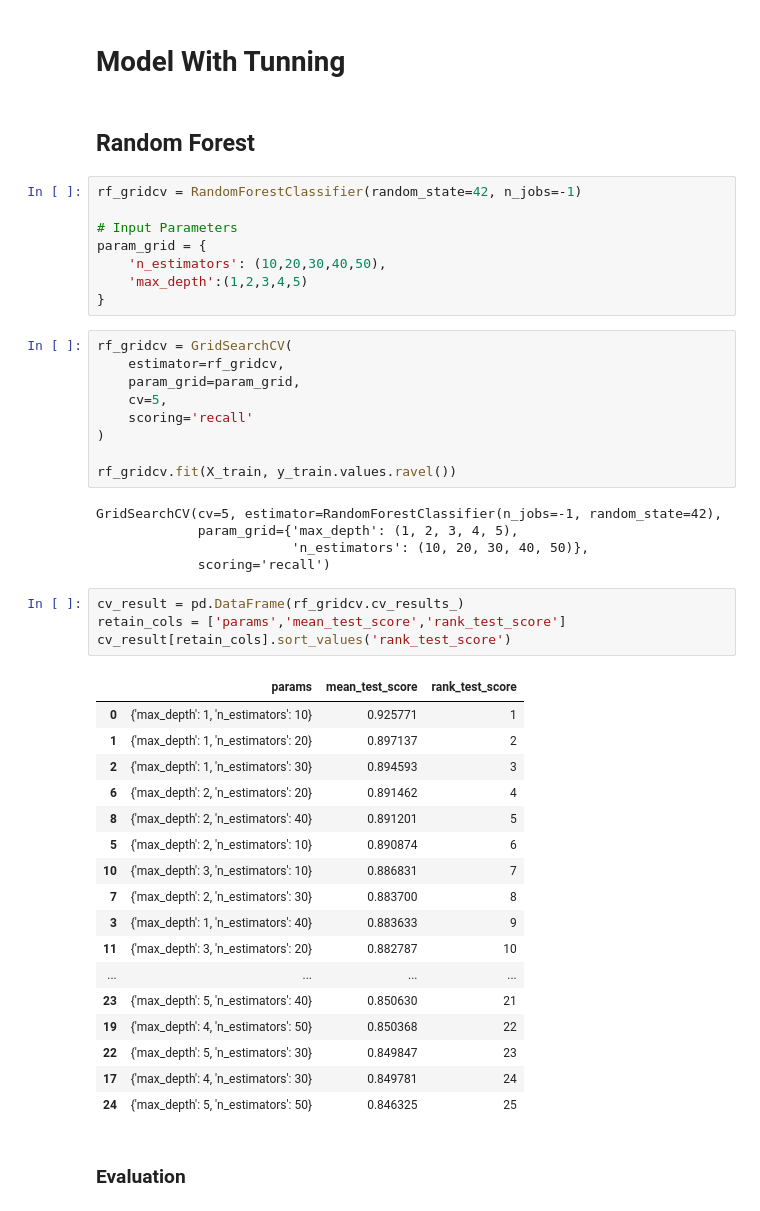
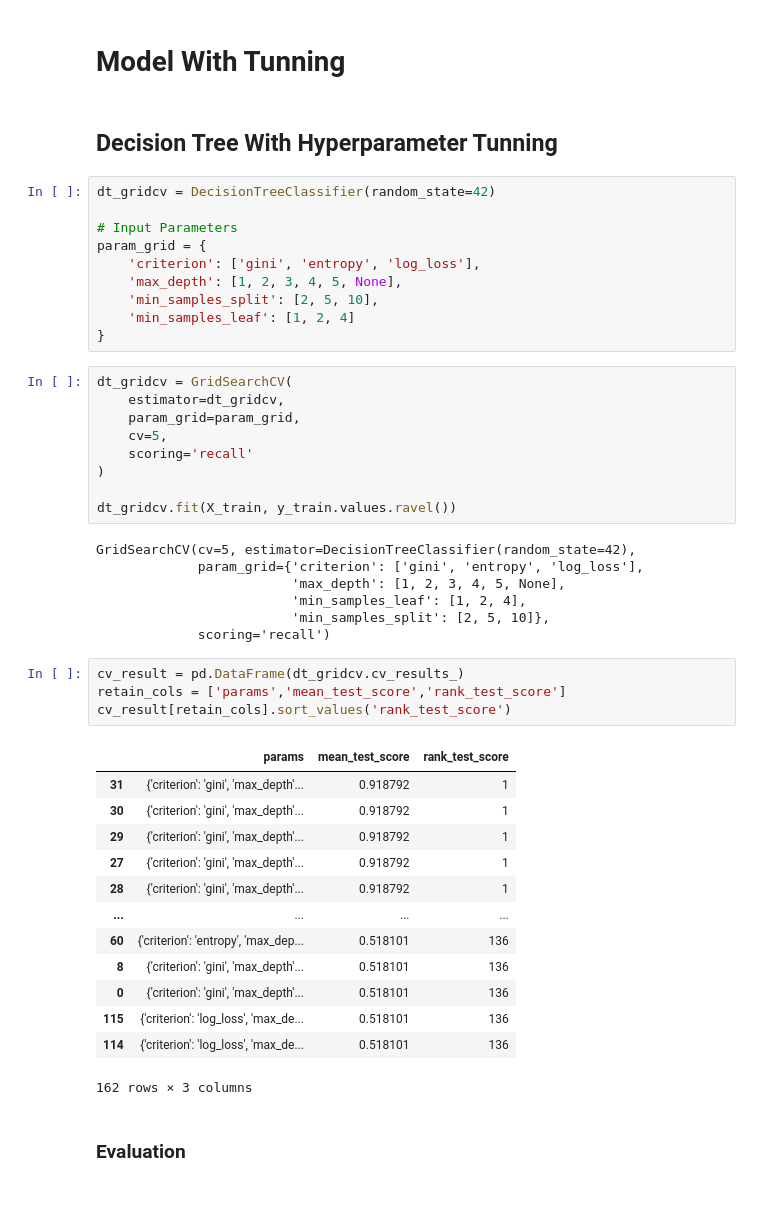
Before and after one commit to hfzizzulhaq24/study_case_ds, a Jupyter notebook: Study_Case_DS.ipynb, the cells around one changed output. Drawn from its saved outputs; the diff is of its cells as text.

```diff
--- a/Study_Case_DS.ipynb
+++ b/Study_Case_DS.ipynb
@@ -1198,51 +1198,51 @@ Metrik utama yang digunakan adalah Recall, karena tujuan proyek ini untuk memini
 # %% [markdown]
 # Model With Tunning
-# %% [markdown]
-## Random Forest
+# %% [markdown]
+## Decision Tree With Hyperparameter Tunning
 # %%
-rf_gridcv = RandomForestClassifier(random_state=42, n_jobs=-1)
+dt_gridcv = DecisionTreeClassifier(random_state=42)
 
 # Input Parameters
 param_grid = {
-    'n_estimators': (10,20,30,40,50),
-    'max_depth':(1,2,3,4,5)
+    'criterion': ['gini', 'entropy', 'log_loss'],
+    'max_depth': [1, 2, 3, 4, 5, None],
+    'min_samples_split': [2, 5, 10],
+    'min_samples_leaf': [1, 2, 4]
 }
 # %%
-rf_gridcv = GridSearchCV(
-    estimator=rf_gridcv,
+dt_gridcv = GridSearchCV(
+    estimator=dt_gridcv,
     param_grid=param_grid,
     cv=5,
     scoring='recall'
 )
 
-rf_gridcv.fit(X_train, y_train.values.ravel())
+dt_gridcv.fit(X_train, y_train.values.ravel())
 # %% [output]
-GridSearchCV(cv=5, estimator=RandomForestClassifier(n_jobs=-1, random_state=42),
-             param_grid={'max_depth': (1, 2, 3, 4, 5),
-                         'n_estimators': (10, 20, 30, 40, 50)},
+GridSearchCV(cv=5, estimator=DecisionTreeClassifier(random_state=42),
+             param_grid={'criterion': ['gini', 'entropy', 'log_loss'],
+                         'max_depth': [1, 2, 3, 4, 5, None],
+                         'min_samples_leaf': [1, 2, 4],
+                         'min_samples_split': [2, 5, 10]},
              scoring='recall')
 # %%
-cv_result = pd.DataFrame(rf_gridcv.cv_results_)
+cv_result = pd.DataFrame(dt_gridcv.cv_results_)
 retain_cols = ['params','mean_test_score','rank_test_score']
 cv_result[retain_cols].sort_values('rank_test_score')
 # %% [output]
 |  | params | mean_test_score | rank_test_score |
-| 0 | {'max_depth': 1, 'n_estimators': 10} | 0.925771 | 1 |
-| 1 | {'max_depth': 1, 'n_estimators': 20} | 0.897137 | 2 |
-| 2 | {'max_depth': 1, 'n_estimators': 30} | 0.894593 | 3 |
-| 6 | {'max_depth': 2, 'n_estimators': 20} | 0.891462 | 4 |
-| 8 | {'max_depth': 2, 'n_estimators': 40} | 0.891201 | 5 |
-| 5 | {'max_depth': 2, 'n_estimators': 10} | 0.890874 | 6 |
-| 10 | {'max_depth': 3, 'n_estimators': 10} | 0.886831 | 7 |
-| 7 | {'max_depth': 2, 'n_estimators': 30} | 0.883700 | 8 |
-| 3 | {'max_depth': 1, 'n_estimators': 40} | 0.883633 | 9 |
-| 11 | {'max_depth': 3, 'n_estimators': 20} | 0.882787 | 10 |
+| 31 | {'criterion': 'gini', 'max_depth'... | 0.918792 | 1 |
+| 30 | {'criterion': 'gini', 'max_depth'... | 0.918792 | 1 |
+| 29 | {'criterion': 'gini', 'max_depth'... | 0.918792 | 1 |
+| 27 | {'criterion': 'gini', 'max_depth'... | 0.918792 | 1 |
+| 28 | {'criterion': 'gini', 'max_depth'... | 0.918792 | 1 |
 | ... | ... | ... | ... |
-| 23 | {'max_depth': 5, 'n_estimators': 40} | 0.850630 | 21 |
-| 19 | {'max_depth': 4, 'n_estimators': 50} | 0.850368 | 22 |
-| 22 | {'max_depth': 5, 'n_estimators': 30} | 0.849847 | 23 |
-| 17 | {'max_depth': 4, 'n_estimators': 30} | 0.849781 | 24 |
-| 24 | {'max_depth': 5, 'n_estimators': 50} | 0.846325 | 25 |
+| 60 | {'criterion': 'entropy', 'max_dep... | 0.518101 | 136 |
+| 8 | {'criterion': 'gini', 'max_depth'... | 0.518101 | 136 |
+| 0 | {'criterion': 'gini', 'max_depth'... | 0.518101 | 136 |
+| 115 | {'criterion': 'log_loss', 'max_de... | 0.518101 | 136 |
+| 114 | {'criterion': 'log_loss', 'max_de... | 0.518101 | 136 |
+162 rows × 3 columns
 # %% [markdown]
 ### Evaluation
 # %% [markdown]
```
Also changed, not shown: parts of 16 cells of this notebook.
